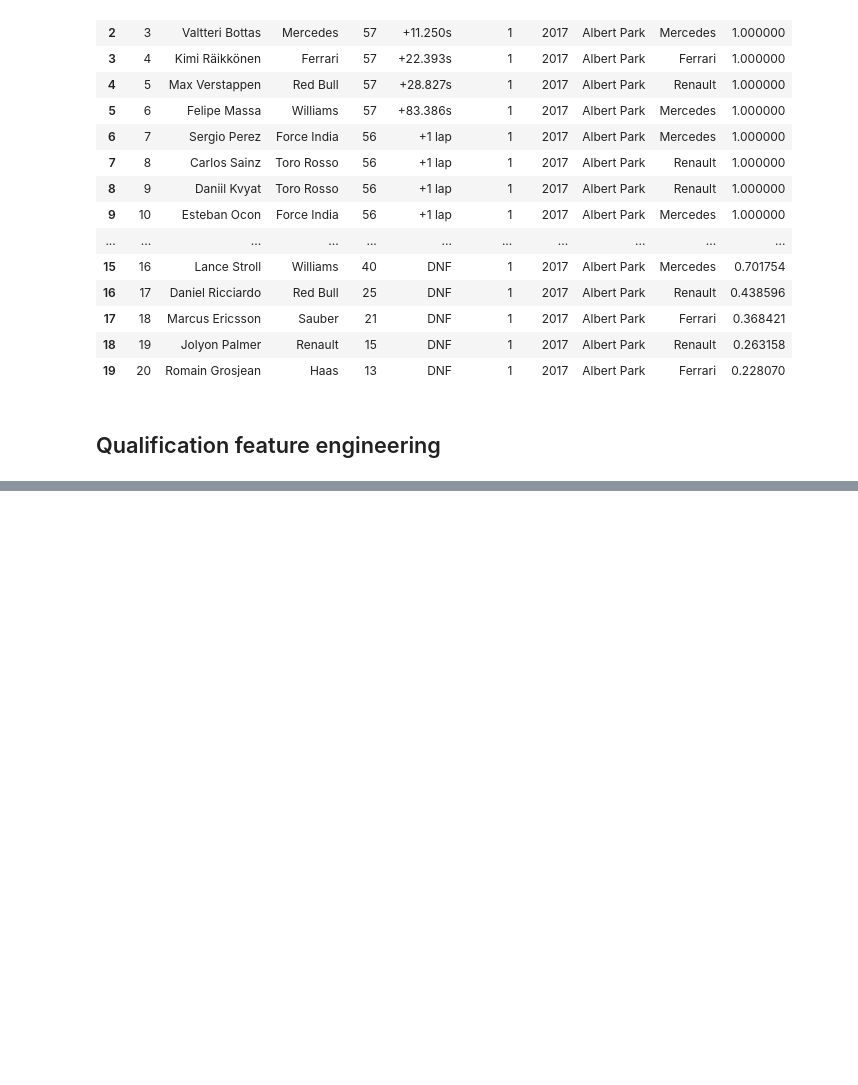
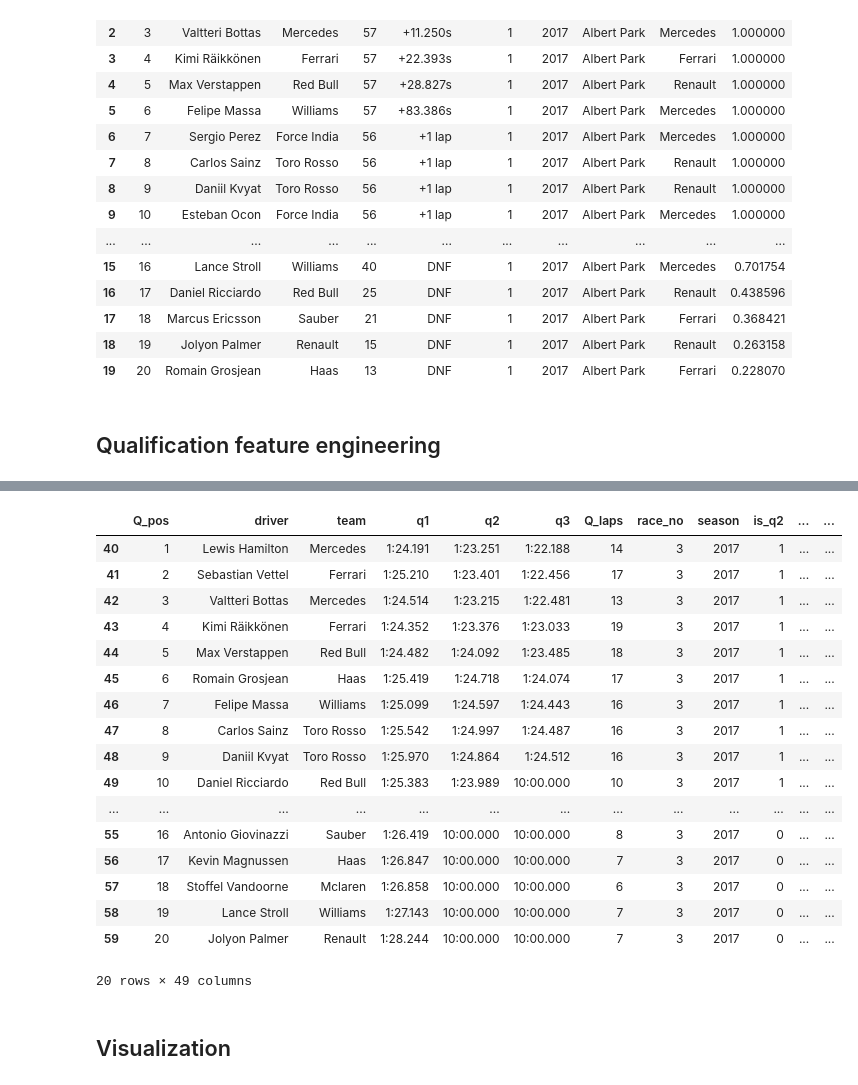
Before and after one commit to ruzarx/MLPr, a Jupyter notebook: F1/F1_basic.ipynb, the cells around one changed output, grey strips where cells are left out. Cells and saved outputs as stored; diff of their text form; code cells hidden in the pictures; blank space fills up the shorter version.

```diff
--- a/F1/F1_basic.ipynb
+++ b/F1/F1_basic.ipynb
@@ -394,0 +664,30 @@ for s in seasons:
+# %%
+# Separating names for practice datasets
+
+pr1 = pr1.rename(index = str, columns = {'pos': 'P1_pos',
+                                        'laps': 'P1_laps',
+                                        'time_sec': 'P1_time',
+                                        'leader_gap': 'P1_leader_gap',
+                                        'front_gap': 'P1_front_gap',
+                                        'team_avg': 'P1_team_avg',
+                                        'median_ahead': 'P1_median_ahead',
+                                        'median_behind': 'P1_median_behind'})
+pr2 = pr2.rename(index = str, columns = {'pos': 'P2_pos',
+                                        'laps': 'P2_laps',
+                                        'time_sec': 'P2_time',
+                                        'leader_gap': 'P2_leader_gap',
+                                        'front_gap': 'P2_front_gap',
+                                        'team_avg': 'P2_team_avg',
+                                        'median_ahead': 'P2_median_ahead',
+                                        'median_behind': 'P2_median_behind'})
+pr3 = pr3.rename(index = str, columns = {'pos': 'P3_pos',
+                                        'laps': 'P3_laps',
+                                        'time_sec': 'P3_time',
+                                        'leader_gap': 'P3_leader_gap',
+                                        'front_gap': 'P3_front_gap',
+                                        'team_avg': 'P3_team_avg',
+                                        'median_ahead': 'P3_median_ahead',
+                                        'median_behind': 'P3_median_behind'})
+pr1 = pr1.drop(['time', 'gap', 'session', 'track'], axis = 1)
+pr2 = pr2.drop(['time', 'gap', 'session', 'track'], axis = 1)
+pr3 = pr3.drop(['time', 'gap', 'session', 'track'], axis = 1)
@@ -394,0 +794,23 @@ for s in seasons:
+# %%
+df[(df['race_no'] == 3) & (df['season'] == 2017)]
+# %% [output]
+|  | Q_pos | driver | team | q1 | q2 | q3 | Q_laps | race_no | season | is_q2 | ... | ... |
+| 40 | 1 | Lewis Hamilton | Mercedes | 1:24.191 | 1:23.251 | 1:22.188 | 14 | 3 | 2017 | 1 | ... | ... |
+| 41 | 2 | Sebastian Vettel | Ferrari | 1:25.210 | 1:23.401 | 1:22.456 | 17 | 3 | 2017 | 1 | ... | ... |
+| 42 | 3 | Valtteri Bottas | Mercedes | 1:24.514 | 1:23.215 | 1:22.481 | 13 | 3 | 2017 | 1 | ... | ... |
+| 43 | 4 | Kimi Räikkönen | Ferrari | 1:24.352 | 1:23.376 | 1:23.033 | 19 | 3 | 2017 | 1 | ... | ... |
+| 44 | 5 | Max Verstappen | Red Bull | 1:24.482 | 1:24.092 | 1:23.485 | 18 | 3 | 2017 | 1 | ... | ... |
+| 45 | 6 | Romain Grosjean | Haas | 1:25.419 | 1:24.718 | 1:24.074 | 17 | 3 | 2017 | 1 | ... | ... |
+| 46 | 7 | Felipe Massa | Williams | 1:25.099 | 1:24.597 | 1:24.443 | 16 | 3 | 2017 | 1 | ... | ... |
+| 47 | 8 | Carlos Sainz | Toro Rosso | 1:25.542 | 1:24.997 | 1:24.487 | 16 | 3 | 2017 | 1 | ... | ... |
+| 48 | 9 | Daniil Kvyat | Toro Rosso | 1:25.970 | 1:24.864 | 1:24.512 | 16 | 3 | 2017 | 1 | ... | ... |
+| 49 | 10 | Daniel Ricciardo | Red Bull | 1:25.383 | 1:23.989 | 10:00.000 | 10 | 3 | 2017 | 1 | ... | ... |
+| ... | ... | ... | ... | ... | ... | ... | ... | ... | ... | ... | ... | ... |
+| 55 | 16 | Antonio Giovinazzi | Sauber | 1:26.419 | 10:00.000 | 10:00.000 | 8 | 3 | 2017 | 0 | ... | ... |
+| 56 | 17 | Kevin Magnussen | Haas | 1:26.847 | 10:00.000 | 10:00.000 | 7 | 3 | 2017 | 0 | ... | ... |
+| 57 | 18 | Stoffel Vandoorne | Mclaren | 1:26.858 | 10:00.000 | 10:00.000 | 6 | 3 | 2017 | 0 | ... | ... |
+| 58 | 19 | Lance Stroll | Williams | 1:27.143 | 10:00.000 | 10:00.000 | 7 | 3 | 2017 | 0 | ... | ... |
+| 59 | 20 | Jolyon Palmer | Renault | 1:28.244 | 10:00.000 | 10:00.000 | 7 | 3 | 2017 | 0 | ... | ... |
+20 rows × 49 columns
+# %% [markdown]
+## Visualization
```
Also changed, not shown: parts of 34 cells of this notebook.
